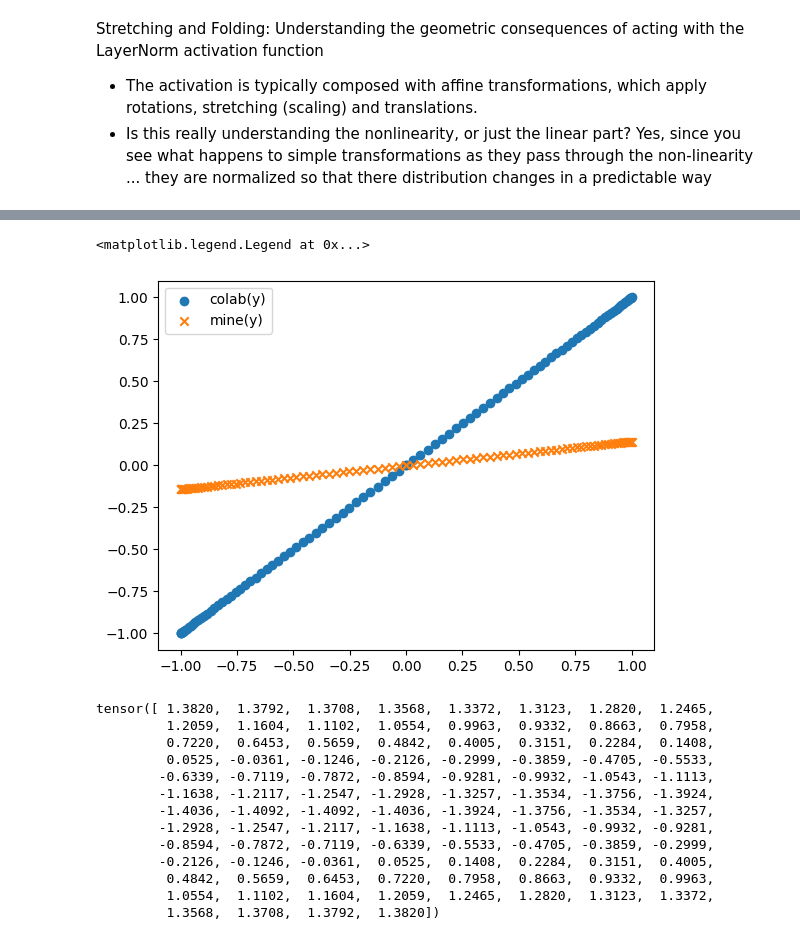
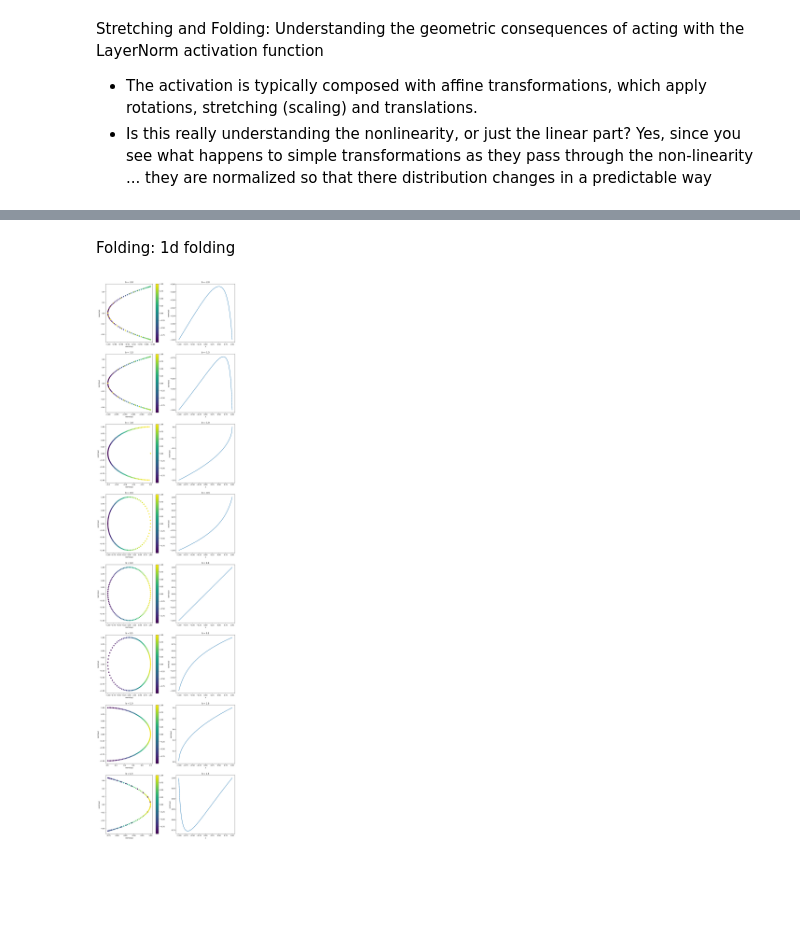
Before and after one commit to lbg251/Up-skilling, a Jupyter notebook: UnderstandingLayerNorm.ipynb, the cells around one changed output, grey strips where cells are left out. Saved outputs shown, nothing was run; the diff lists cells and outputs as text; code cells hidden in the pictures; blank space fills up the shorter version.

Commit message:
added 1d folding

```diff
--- a/UnderstandingLayerNorm.ipynb
+++ b/UnderstandingLayerNorm.ipynb
@@ -165,32 +149,0 @@ for i, scale in enumerate(scalings):
-# %%
-test_ind = 5
-test_alpha  = alpha.reshape(-1,1,1)[test_ind,0].item()
-test_input = test_alpha*data[0,:,0]
-## testing y
-plt.scatter(data[0,:,1],frames[5,:,1])
-plt.scatter(data[0,:,1],warp(data, 1, 0, eps=1e-5)[:,1], marker = 'x')
-
-## testing x
-# plt.scatter(data[0,:,0],frames[5,:,0])
-# plt.scatter(data[0,:,0],-warp(data, test_alpha, 0, eps=1e-5)[:,0], marker = 'x')
-plt.legend(["colab(y)","mine(y)"])
-# plt.legend(["colab(x)","mine(x)"])
-# %% [output]
-<matplotlib.legend.Legend at 0x...>
-[figure, removed]
-# %%
-(test_input-test_input.mean())/t.sqrt(test_input.var() + eps)
-# %% [output]
-tensor([ 1.3820,  1.3792,  1.3708,  1.3568,  1.3372,  1.3123,  1.2820,  1.2465,
-         1.2059,  1.1604,  1.1102,  1.0554,  0.9963,  0.9332,  0.8663,  0.7958,
-         0.7220,  0.6453,  0.5659,  0.4842,  0.4005,  0.3151,  0.2284,  0.1408,
-         0.0525, -0.0361, -0.1246, -0.2126, -0.2999, -0.3859, -0.4705, -0.5533,
-        -0.6339, -0.7119, -0.7872, -0.8594, -0.9281, -0.9932, -1.0543, -1.1113,
-        -1.1638, -1.2117, -1.2547, -1.2928, -1.3257, -1.3534, -1.3756, -1.3924,
-        -1.4036, -1.4092, -1.4092, -1.4036, -1.3924, -1.3756, -1.3534, -1.3257,
-        -1.2928, -1.2547, -1.2117, -1.1638, -1.1113, -1.0543, -0.9932, -0.9281,
-        -0.8594, -0.7872, -0.7119, -0.6339, -0.5533, -0.4705, -0.3859, -0.2999,
-        -0.2126, -0.1246, -0.0361,  0.0525,  0.1408,  0.2284,  0.3151,  0.4005,
-         0.4842,  0.5659,  0.6453,  0.7220,  0.7958,  0.8663,  0.9332,  0.9963,
-         1.0554,  1.1102,  1.1604,  1.2059,  1.2465,  1.2820,  1.3123,  1.3372,
-         1.3568,  1.3708,  1.3792,  1.3820])
@@ -196,0 +154,17 @@ tensor([ 1.3820,  1.3792,  1.3708,  1.3568,  1.3372,  1.3123,  1.2820,  1.2465,
+# %% [markdown]
+Folding: 1d folding
+# %%
+translations = t.arange(-2,2,.5)
+fig, ax = plt.subplots(len(translations),2, figsize=(14,60))
+for i, trans in enumerate(translations):
+    fold_func = warp(data, 1,trans).squeeze()
+    test = ax[i][0].scatter(fold_func[:,0], fold_func[:,1], c=data.squeeze()[...,0])
+    #ax[i][0].set_aspect('equal')
+    ax[i][1].plot(data[0,:,0],fold_func[:,0])
+    ax[i][0].set_title(f"b = {trans}")
+    ax[i][1].set_title(f"b = {trans}")
+    ax[i][0].set(xlabel="norm(ay)", ylabel = "norm(ax)")
+    ax[i][1].set(xlabel="x", ylabel = "norm(ax)")
+    fig.colorbar(test)
+# %% [output]
+[figure, added]
```
Also changed, not shown: parts of 6 cells of this notebook.
